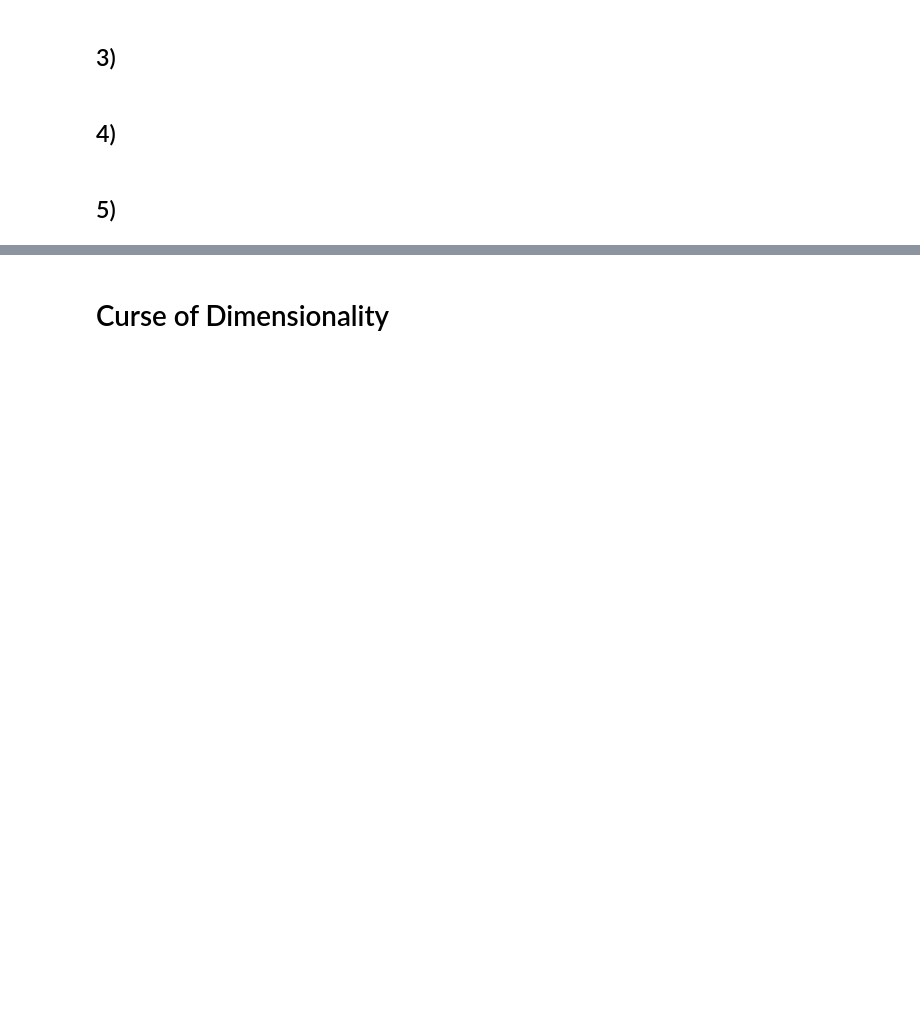
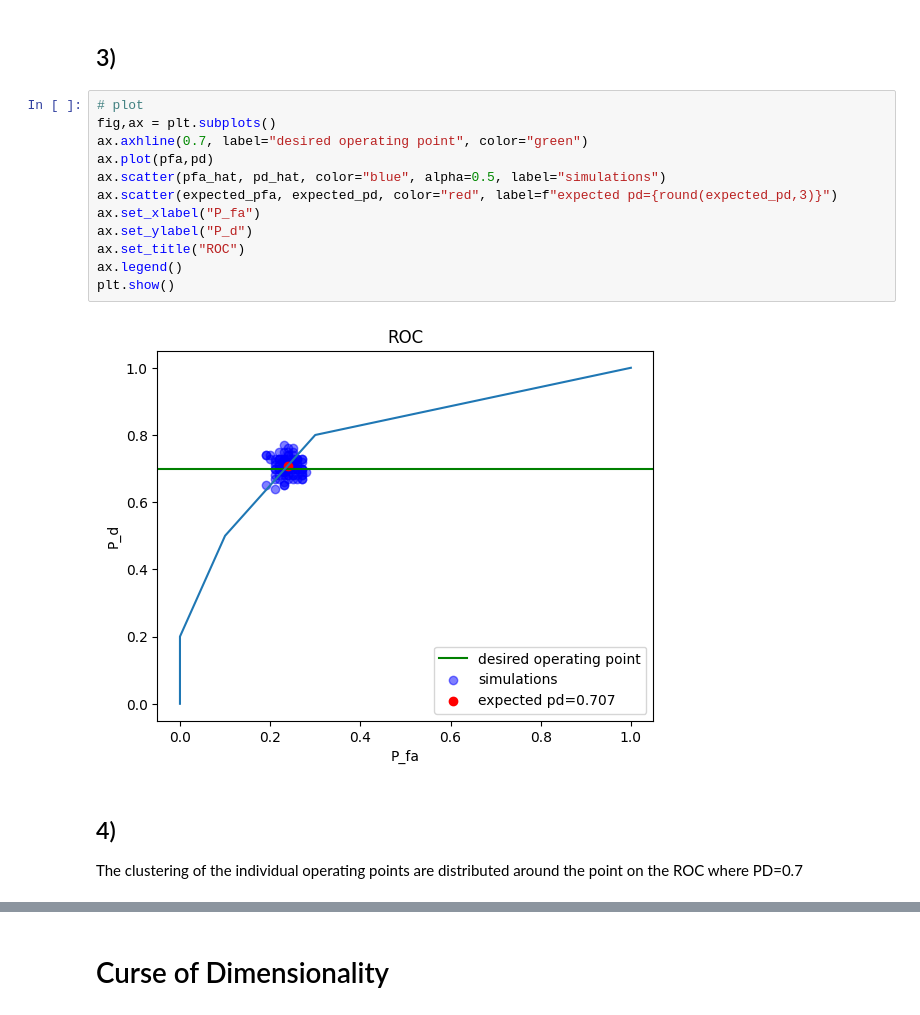
Before and after one commit to albertlyuan/ece-580, a Jupyter notebook: hw5.ipynb, the cells around one changed output, grey strips where cells are left out. Drawn from its saved outputs; the diff is of its cells as text; blank space fills up the shorter version.

```diff
--- a/hw5.ipynb
+++ b/hw5.ipynb
@@ -48,6 +102,19 @@ print("beta:",beta)
 # %% [markdown]
 ## 3)
-# %% [markdown]
-## 4)
-# %% [markdown]
-## 5)
+# %%
+# plot
+fig,ax = plt.subplots()
+ax.axhline(0.7, label="desired operating point", color="green")
+ax.plot(pfa,pd)
+ax.scatter(pfa_hat, pd_hat, color="blue", alpha=0.5, label="simulations")
+ax.scatter(expected_pfa, expected_pd, color="red", label=f"expected pd={round(expected_pd,3)}")
+ax.set_xlabel("P_fa")
+ax.set_ylabel("P_d")
+ax.set_title("ROC")
+ax.legend()
+plt.show()
+# %% [output]
+[figure, added]
+# %% [markdown]
+## 4)
+The clustering of the individual operating points are distributed around the point on the ROC where PD=0.7
```
Also changed, not shown: parts of 11 cells of this notebook, 3 other files.
